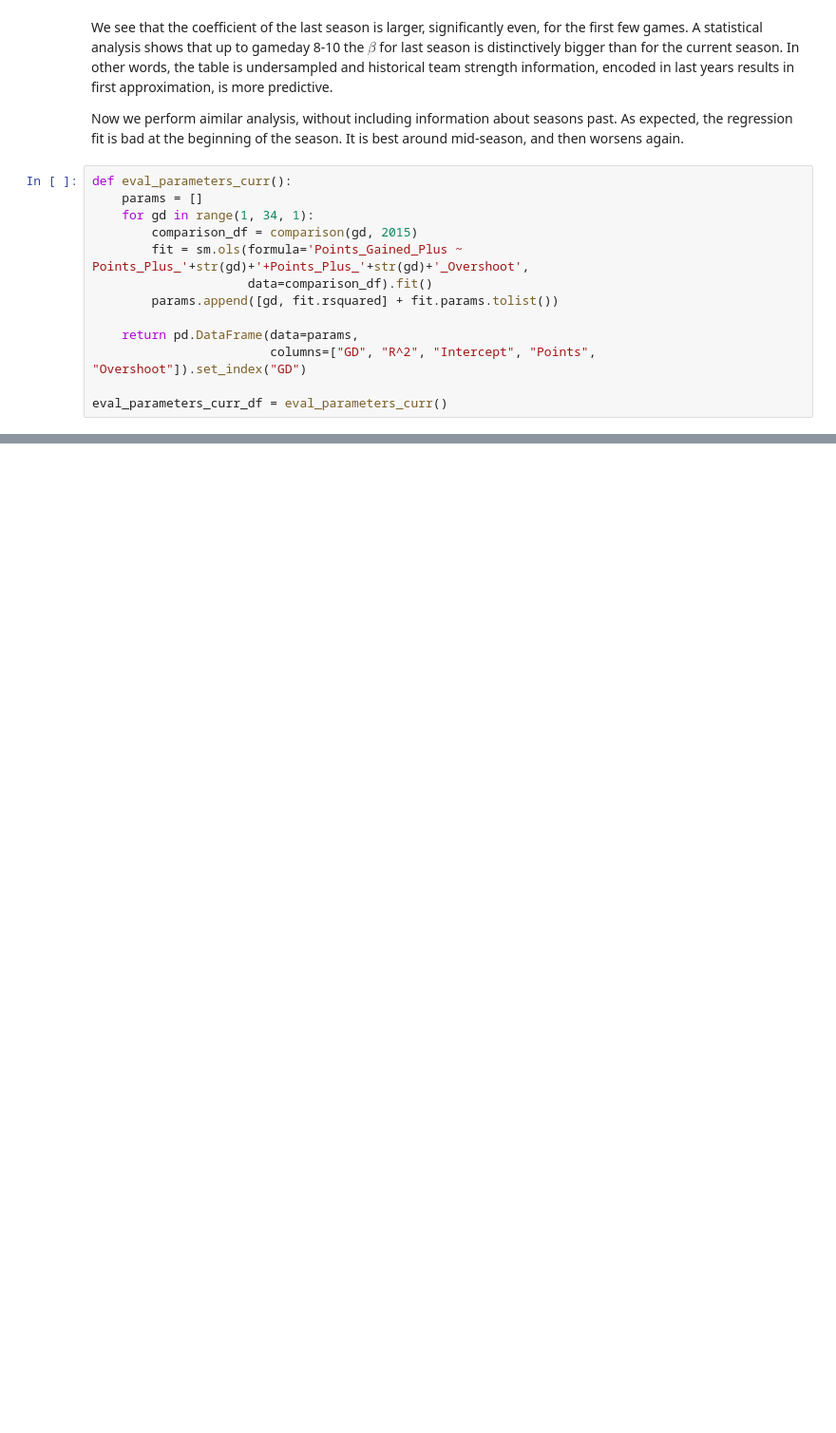
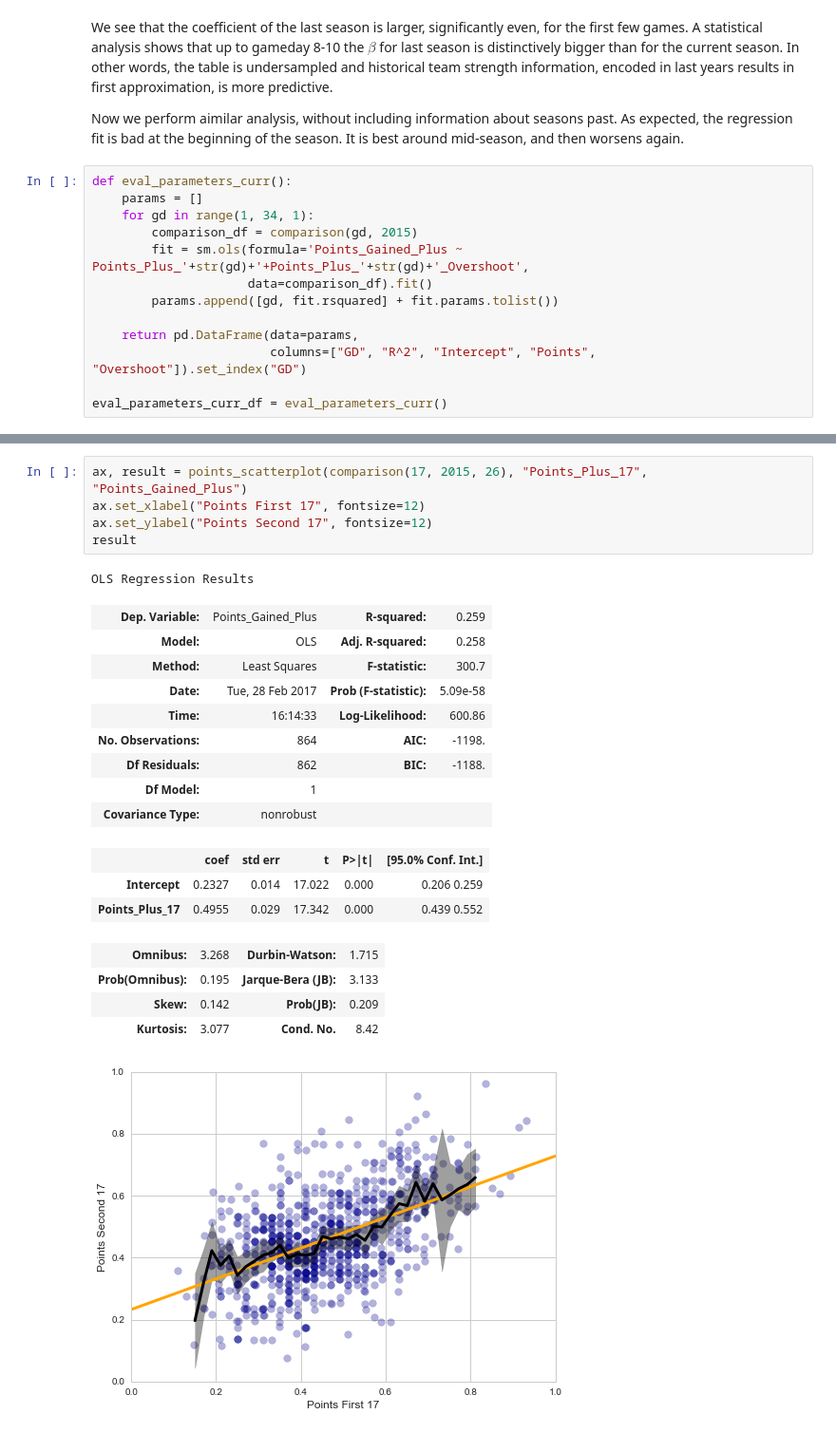
Before and after one commit to apbecker/Bundesliga_Analysis, a Jupyter notebook: Data_Analysis.ipynb, the cells around one changed output, grey strips where cells are left out. Shown: that part at 95% size. Cells and saved outputs as stored; diff of their text form; blank space fills up the shorter version.

```diff
--- a/Data_Analysis.ipynb
+++ b/Data_Analysis.ipynb
@@ -422,0 +489,24 @@ plt.legend(fontsize=12)
+# %%
+ax, result = points_scatterplot(comparison(17, 2015, 26), "Points_Plus_17", "Points_Gained_Plus")
+ax.set_xlabel("Points First 17", fontsize=12)
+ax.set_ylabel("Points Second 17", fontsize=12)
+result
+# %% [output]
+OLS Regression Results
+| Dep. Variable: | Points_Gained_Plus | R-squared: | 0.259 |
+| Model: | OLS | Adj. R-squared: | 0.258 |
+| Method: | Least Squares | F-statistic: | 300.7 |
+| Date: | Tue, 28 Feb 2017 | Prob (F-statistic): | 5.09e-58 |
+| Time: | 16:14:33 | Log-Likelihood: | 600.86 |
+| No. Observations: | 864 | AIC: | -1198. |
+| Df Residuals: | 862 | BIC: | -1188. |
+| Df Model: | 1 |  |  |
+| Covariance Type: | nonrobust |  |  |
+|  | coef | std err | t | P>|t| | [95.0% Conf. Int.] |
+| Intercept | 0.2327 | 0.014 | 17.022 | 0.000 | 0.206 0.259 |
+| Points_Plus_17 | 0.4955 | 0.029 | 17.342 | 0.000 | 0.439 0.552 |
+| Omnibus: | 3.268 | Durbin-Watson: | 1.715 |
+| Prob(Omnibus): | 0.195 | Jarque-Bera (JB): | 3.133 |
+| Skew: | 0.142 | Prob(JB): | 0.209 |
+| Kurtosis: | 3.077 | Cond. No. | 8.42 |
+[figure, added]
```
Also changed, not shown: parts of 10 cells of this notebook.
